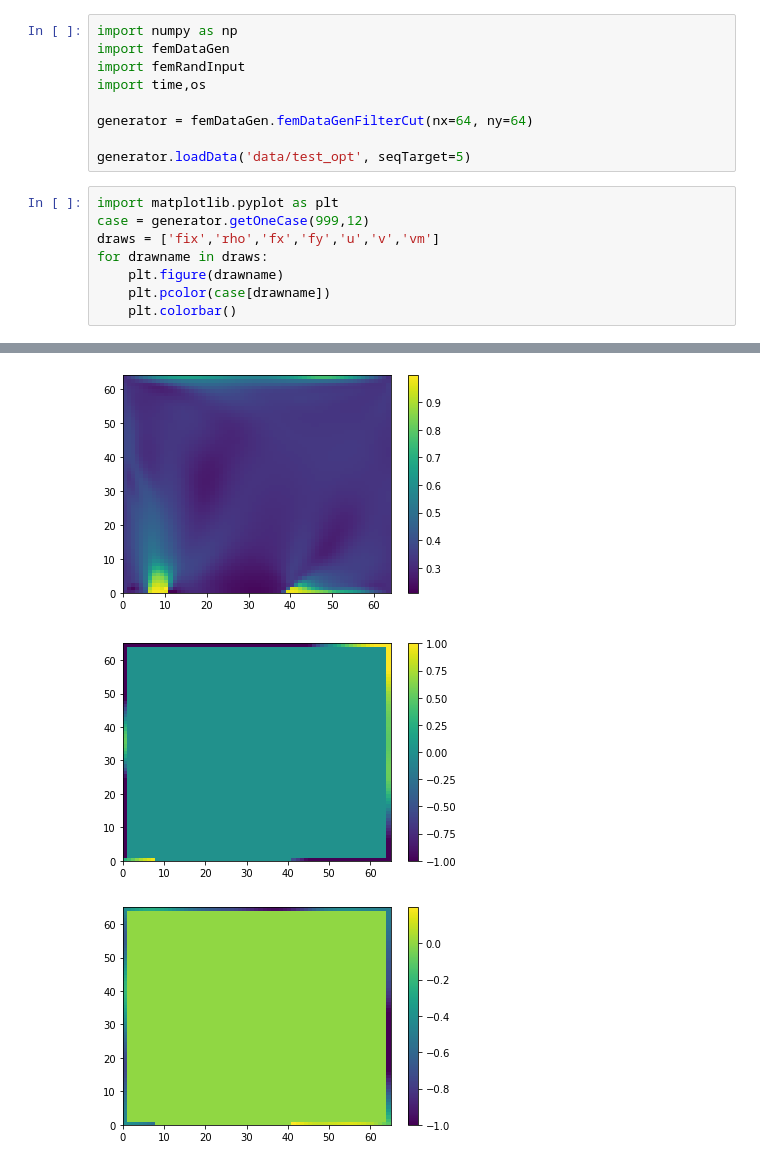
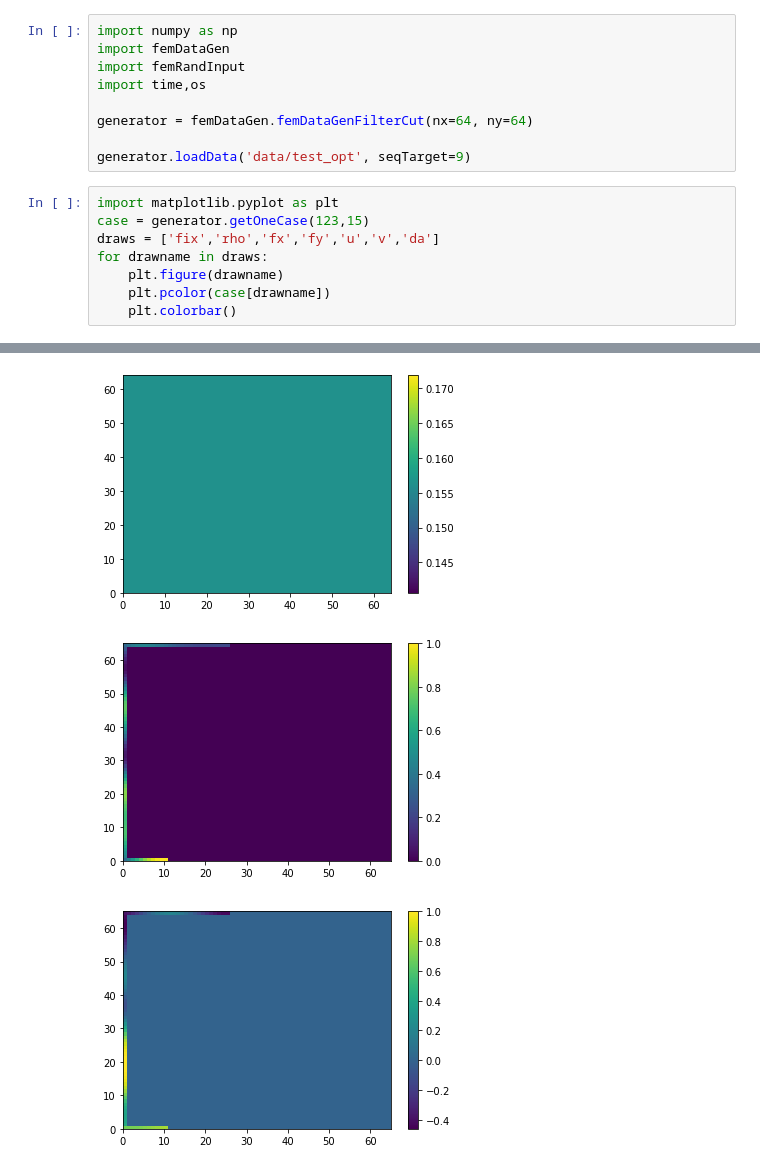
Before and after one commit to harryzhou2000/FemGridTopo, a Jupyter notebook: testGenPeek.ipynb, the cells around one changed output, grey strips where cells are left out. Saved outputs shown, nothing was run; the diff lists cells and outputs as text.

```diff
--- a/testGenPeek.ipynb
+++ b/testGenPeek.ipynb
@@ -6,11 +6,11 @@ import time,os
 
 generator = femDataGen.femDataGenFilterCut(nx=64, ny=64)
 
-generator.loadData('data/test_opt', seqTarget=5)
+generator.loadData('data/test_opt', seqTarget=9)
 # %%
 import matplotlib.pyplot as plt
-case = generator.getOneCase(999,12)
-draws = ['fix','rho','fx','fy','u','v','vm']
+case = generator.getOneCase(123,15)
+draws = ['fix','rho','fx','fy','u','v','da']
 for drawname in draws:
     plt.figure(drawname)
     plt.pcolor(case[drawname])
@@ -20,3 +20,3 @@ for drawname in draws:
-[figure, old version]
+[figure, new version]
-[figure, old version]
+[figure, new version]
-[figure, old version]
+[figure, new version]
```
Also changed, not shown: parts of 1 cell of this notebook, 13 other files.
